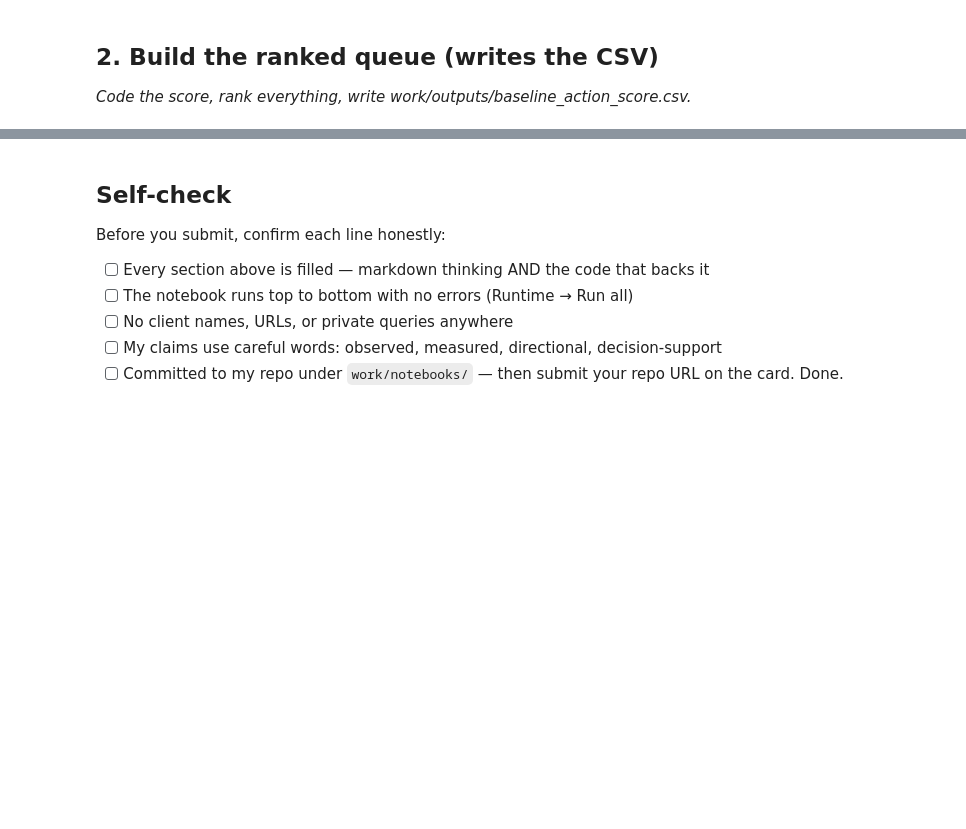
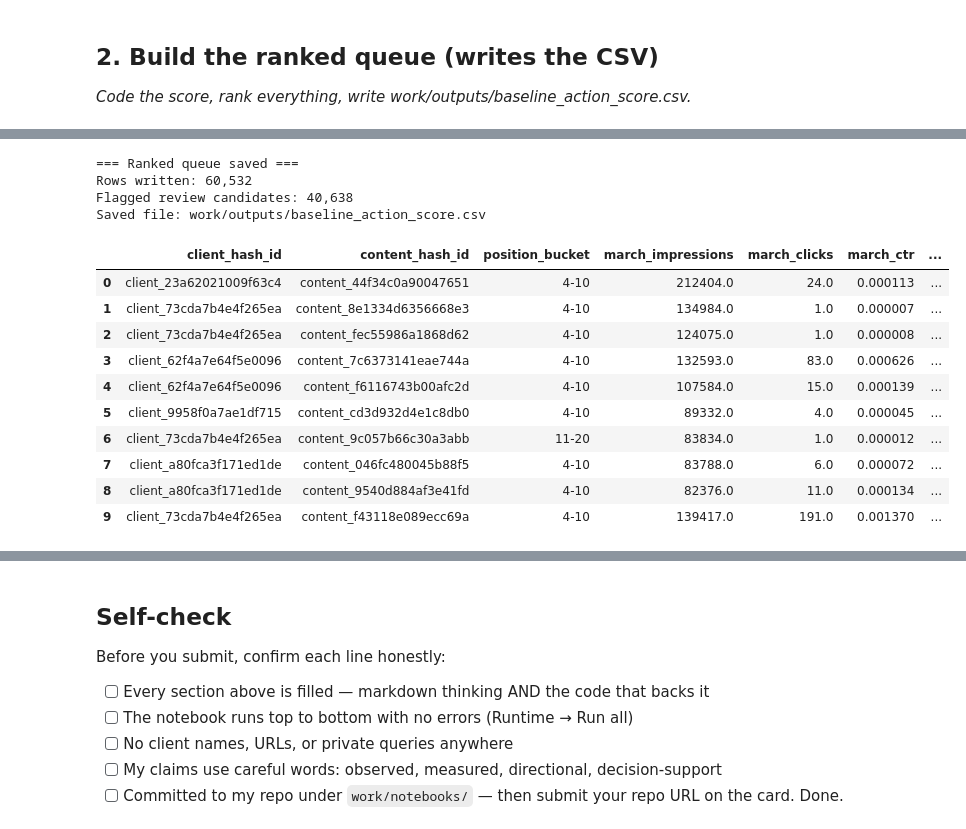
Before and after one commit to ramyaa-hegde/flyrank-ml-internship-tasks, a Jupyter notebook: work/notebooks/w04_baseline_score.ipynb, the cells around one changed output, grey strips where cells are left out. Drawn from its saved outputs; the diff is of its cells as text; code cells hidden in the pictures; blank space fills up the shorter version.

```diff
--- a/work/notebooks/w04_baseline_score.ipynb
+++ b/work/notebooks/w04_baseline_score.ipynb
@@ -242,0 +140,59 @@ Leakage Check: 0 leaked columns found in feature set.
+# %%
+from pathlib import Path
+
+# Build and save the complete ranked baseline queue
+
+output_dir = Path("work/outputs")
+output_dir.mkdir(parents=True, exist_ok=True)
+
+output_path = output_dir / "baseline_action_score.csv"
+
+queue_columns = [
+    "client_hash_id",
+    "content_hash_id",
+    "position_bucket",
+    "march_impressions",
+    "march_clicks",
+    "march_ctr",
+    "march_avg_position",
+    "observed_days",
+    "benchmark_ctr",
+    "ctr_gap",
+    "action_score",
+    "reason_code",
+    "action_label",
+]
+
+baseline_queue = (
+    baseline_df[queue_columns]
+    .sort_values(
+        by=["action_score", "march_impressions"],
+        ascending=[False, False],
+    )
+    .reset_index(drop=True)
+)
+
+baseline_queue.to_csv(output_path, index=False)
+
+print("=== Ranked queue saved ===")
+print(f"Rows written: {len(baseline_queue):,}")
+print(f"Flagged review candidates: {(baseline_queue['action_label'] == 'REVIEW_CTR_OPPORTUNITY').sum():,}")
+print(f"Saved file: {output_path}")
+
+display(baseline_queue.head(10))
+# %% [output]
+=== Ranked queue saved ===
+Rows written: 60,532
+Flagged review candidates: 40,638
+Saved file: work/outputs/baseline_action_score.csv
+|  | client_hash_id | content_hash_id | position_bucket | march_impressions | march_clicks | march_ctr | ... |
+| 0 | client_23a62021009f63c4 | content_44f34c0a90047651 | 4-10 | 212404.0 | 24.0 | 0.000113 | ... |
+| 1 | client_73cda7b4e4f265ea | content_8e1334d6356668e3 | 4-10 | 134984.0 | 1.0 | 0.000007 | ... |
+| 2 | client_73cda7b4e4f265ea | content_fec55986a1868d62 | 4-10 | 124075.0 | 1.0 | 0.000008 | ... |
+| 3 | client_62f4a7e64f5e0096 | content_7c6373141eae744a | 4-10 | 132593.0 | 83.0 | 0.000626 | ... |
+| 4 | client_62f4a7e64f5e0096 | content_f6116743b00afc2d | 4-10 | 107584.0 | 15.0 | 0.000139 | ... |
+| 5 | client_9958f0a7ae1df715 | content_cd3d932d4e1c8db0 | 4-10 | 89332.0 | 4.0 | 0.000045 | ... |
+| 6 | client_73cda7b4e4f265ea | content_9c057b66c30a3abb | 11-20 | 83834.0 | 1.0 | 0.000012 | ... |
+| 7 | client_a80fca3f171ed1de | content_046fc480045b88f5 | 4-10 | 83788.0 | 6.0 | 0.000072 | ... |
+| 8 | client_a80fca3f171ed1de | content_9540d884af3e41fd | 4-10 | 82376.0 | 11.0 | 0.000134 | ... |
+| 9 | client_73cda7b4e4f265ea | content_f43118e089ecc69a | 4-10 | 139417.0 | 191.0 | 0.001370 | ... |
```
Also changed, not shown: parts of 16 cells of this notebook.
